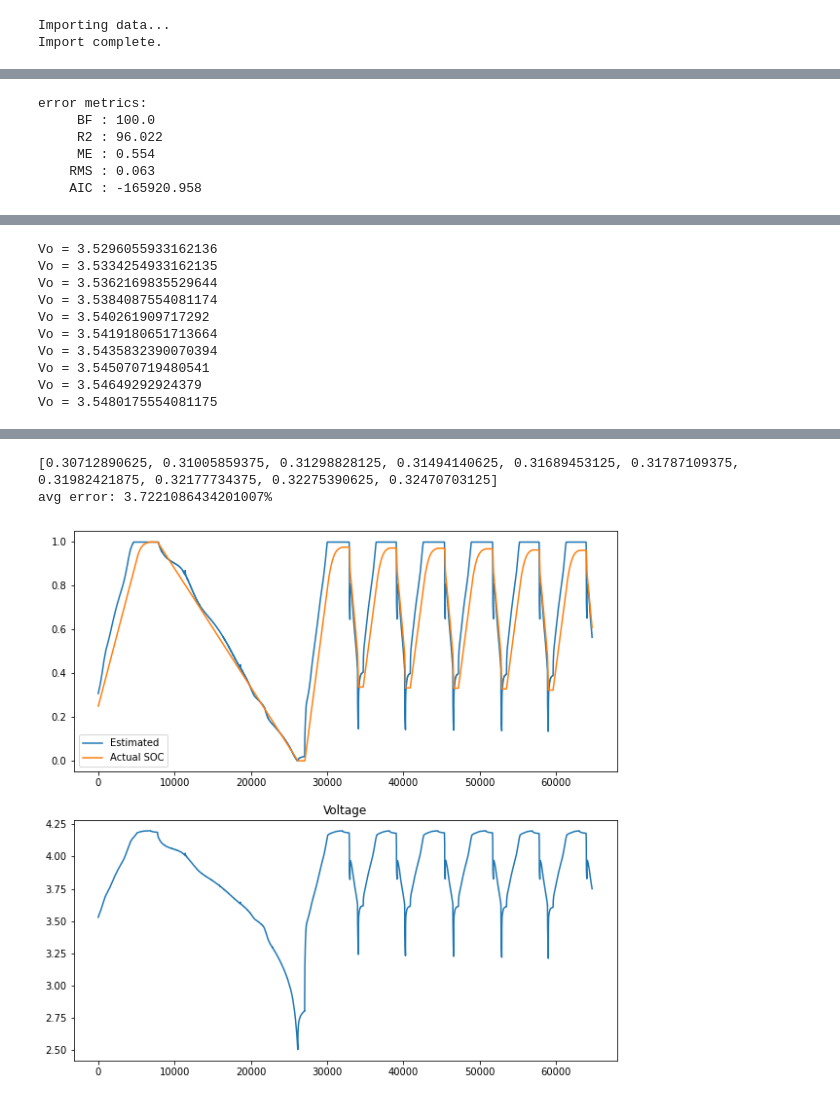
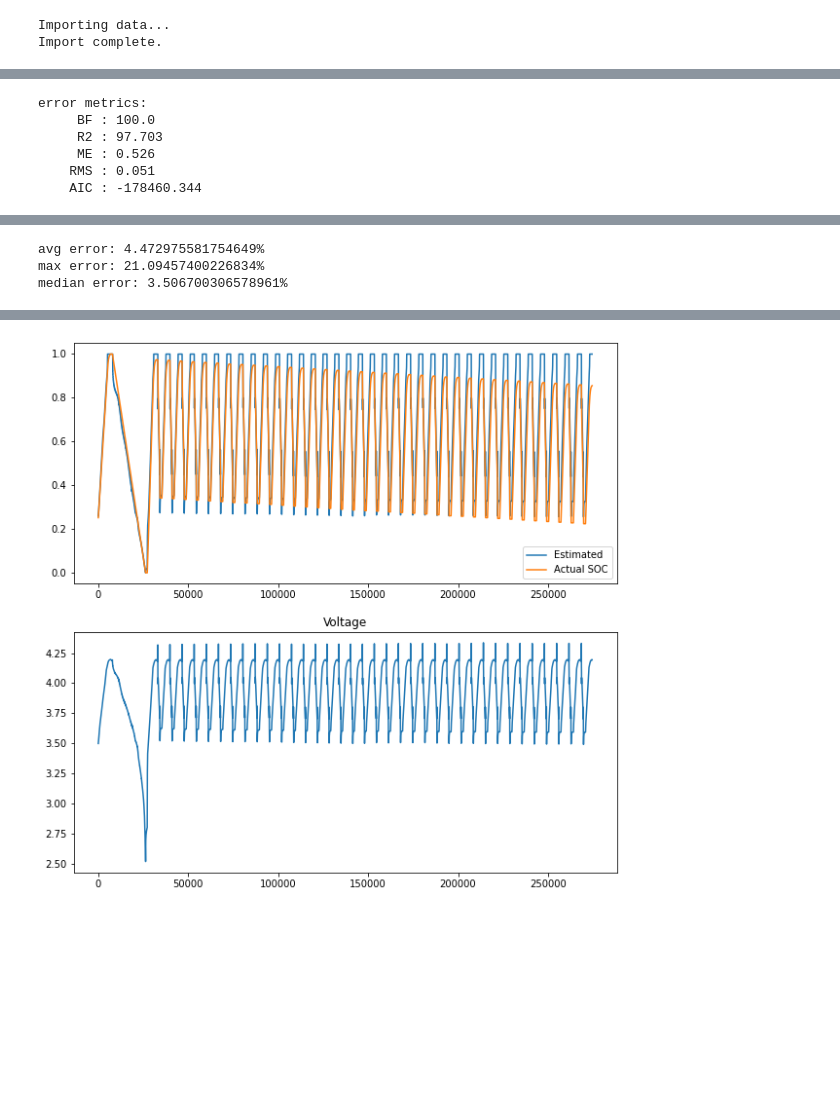
Before and after one commit to SquareWheelBike/CloudBFG, a Jupyter notebook: dataset_testing.ipynb, the cells around one changed output, grey strips where cells are left out. Cells and saved outputs as stored; diff of their text form; code cells hidden in the pictures; blank space fills up the shorter version.

Commit message:
investigate different datasets

```diff
--- a/dataset_testing.ipynb
+++ b/dataset_testing.ipynb
@@ -88,7 +88,7 @@ Each dataset has the following columns:
 # %%
 # import the data into dataframes
 print('Importing data...')
-df = pd.read_csv(os.path.join(dataset_path, 'VAH02.csv'))
+df = pd.read_csv(os.path.join(dataset_path, 'VAH22.csv'))
 print('Import complete.')
 # truncate the dataframe so I can do calculations in a reasonable amount of time
 df = df.iloc[:30000, :]
@@ -290,10 +290,10 @@ for error, modelss in e.items():
 # %% [output]
 error metrics:
      BF : 100.0
-     R2 : 96.022
-     ME : 0.554
-    RMS : 0.063
-    AIC : -165920.958
+     R2 : 97.703
+     ME : 0.526
+    RMS : 0.051
+    AIC : -178460.344
 # %%
 # define the soc estimation algorithm
 from estimation import estimate_soc
@@ -304,14 +304,13 @@ from estimation import estimate_soc
 # soc_est = [estimate_soc(Vo, k_para) for Vo in progressbar.progressbar(df['V_no_sag'])]
 soc_est = []
 for i, Vo in progressbar.progressbar(enumerate(df['V_no_sag'])):
-    if i < 10:
-        print(f'Vo = {Vo}')
     soc_est.append(estimate_soc(Vo, k_para))
 
-print(soc_est[:10])
-
 # gauge how accurate the soc estimation is
-print(f'avg error: {np.mean([abs(est - ans) for est, ans in zip(soc_est, df.SOC)]) * 100}%')
+diff = np.abs(np.array(soc_est) - np.array(df.SOC))
+print(f'avg error: {np.mean(diff) * 100}%')
+print(f'max error: {np.max(diff) * 100}%')
+print(f'median error: {np.median(diff) * 100}%')
 
 fig, ax = plt.subplots(2, 1, figsize=(10, 10))
 ax[0].plot(df['time_s'], soc_est, label='Estimated')
@@ -325,10 +324,3 @@ plt.show()
-Vo = 3.5296055933162136
-Vo = 3.5334254933162135
-Vo = 3.5362169835529644
-Vo = 3.5384087554081174
-Vo = 3.540261909717292
-Vo = 3.5419180651713664
-Vo = 3.5435832390070394
-Vo = 3.545070719480541
-Vo = 3.54649292924379
-Vo = 3.5480175554081175
+avg error: 4.472975581754649%
+max error: 21.09457400226834%
+median error: 3.506700306578961%
@@ -336,3 +327 @@ Vo = 3.5480175554081175
-[0.30712890625, 0.31005859375, 0.31298828125, 0.31494140625, 0.31689453125, 0.31787109375, 0.31982421875, 0.32177734375, 0.32275390625, 0.32470703125]
-avg error: 3.7221086434201007%
-[figure, old version]
+[figure, new version]
```
Also changed, not shown: parts of 7 cells of this notebook.
